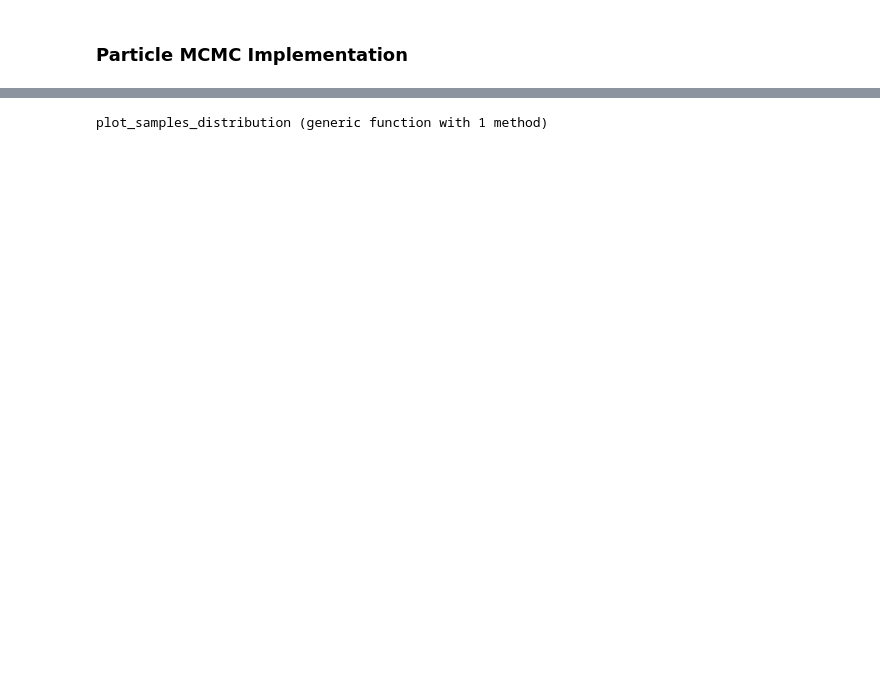
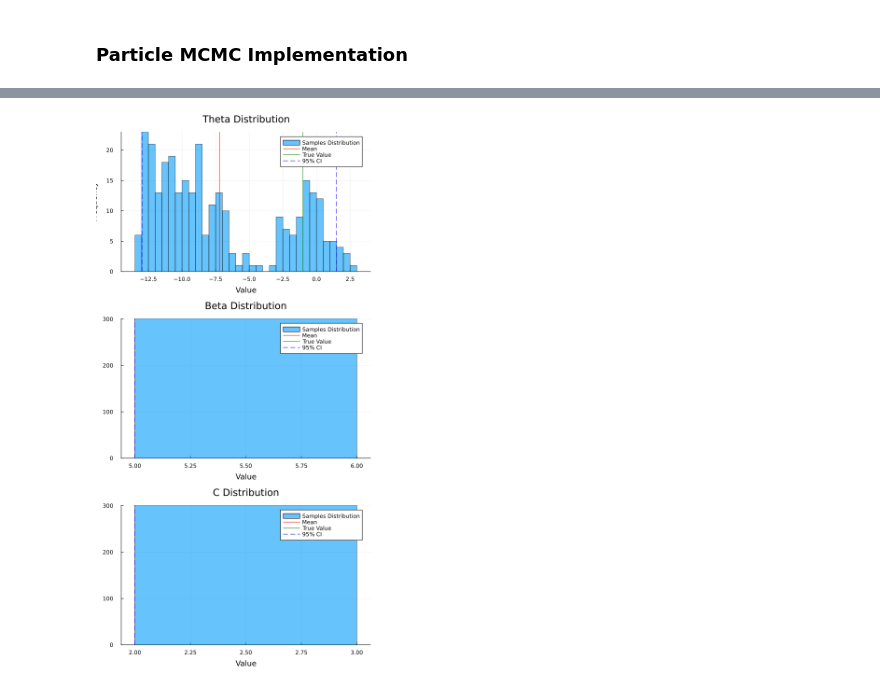
Before and after one commit to zhl24/IIB_Codes, a Jupyter notebook: Easter_Julia_Notebook.ipynb, the cells around one changed output, grey strips where cells are left out. Cells and saved outputs as stored; diff of their text form; code cells hidden in the pictures; blank space fills up the shorter version.

```diff
--- a/Easter_Julia_Notebook.ipynb
+++ b/Easter_Julia_Notebook.ipynb
@@ -807,7 +734,7 @@ using DataFrames
 #Generating the noisy observations
 
 # 参数初始化
-num_iter = 3000 # 迭代次数
+num_iter = 300 # 迭代次数
 num_particles = 1000
 
 
@@ -846,7 +773,7 @@ h = [0.0 ; 1.0]
 evaluation_points = range(0, T, length=N)
 #print("Hi")
 
-subordinator_jumps, jump_times = Julia_Implementation.vectorized_particle_Gamma_generator(true_beta, true_C, T, 1, 1, 100)# subordinator jump sizes and times
+subordinator_jumps, jump_times = Julia_Implementation.vectorized_particle_Gamma_generator(true_beta, true_C, T, 1, 1, 1000)# subordinator jump sizes and times
 SDE_samples = Julia_Implementation.generate_SDE_samples(subordinator_jumps[1,:],jump_times[1,:],true_muw,true_sigmaw,A,h,evaluation_points)
 #print(size(samples))
 Noisy_samples = SDE_samples[1, :] .+ randn(length(SDE_samples[1, :])) .* sigma_n
@@ -876,3 +802,4 @@ WARNING: replacing module Julia_Implementation.
+[figure, added]
 # %%
 
 include("Julia_Implementation.jl")
@@ -928,7 +855,7 @@ h = [0.0 ; 1.0]
 evaluation_points = range(0, T, length=N)
 #print("Hi")
 
-subordinator_jumps, jump_times = Julia_Implementation.vectorized_particle_Gamma_generator(true_beta, true_C, T, 1, 1, 100)# subordinator jump sizes and times
+subordinator_jumps, jump_times = Julia_Implementation.vectorized_particle_Gamma_generator(true_beta, true_C, T, 1, 1, 1000)# subordinator jump sizes and times
 SDE_samples = Julia_Implementation.generate_SDE_samples(subordinator_jumps[1,:],jump_times[1,:],true_muw,true_sigmaw,A,h,evaluation_points)
 #print(size(samples))
 Noisy_samples = SDE_samples[1, :] .+ randn(length(SDE_samples[1, :])) .* sigma_n
@@ -953,5 +880,3 @@ p3 = Julia_Implementation.plot_samples_distribution(C_samples, true_C, "C Distri
 
 # Combine the plots
 plot(p1, p2, p3, layout=(3, 1), size=(600, 1200))
-# %% [output]
-plot_samples_distribution (generic function with 1 method)
```
Also changed, not shown: parts of 7 cells of this notebook, 3 other files.
